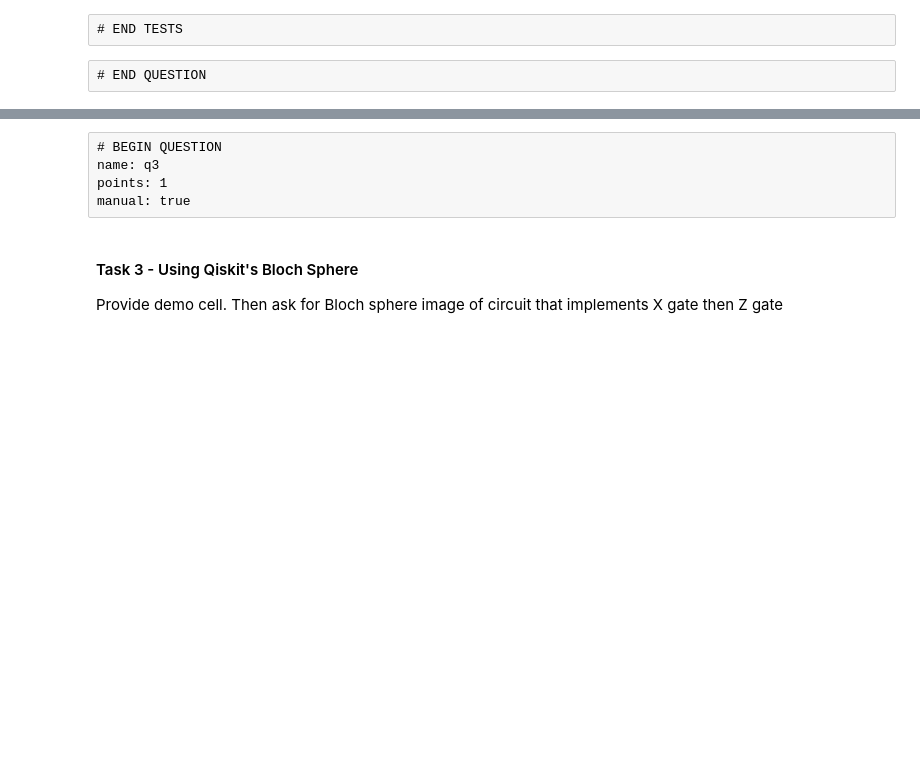
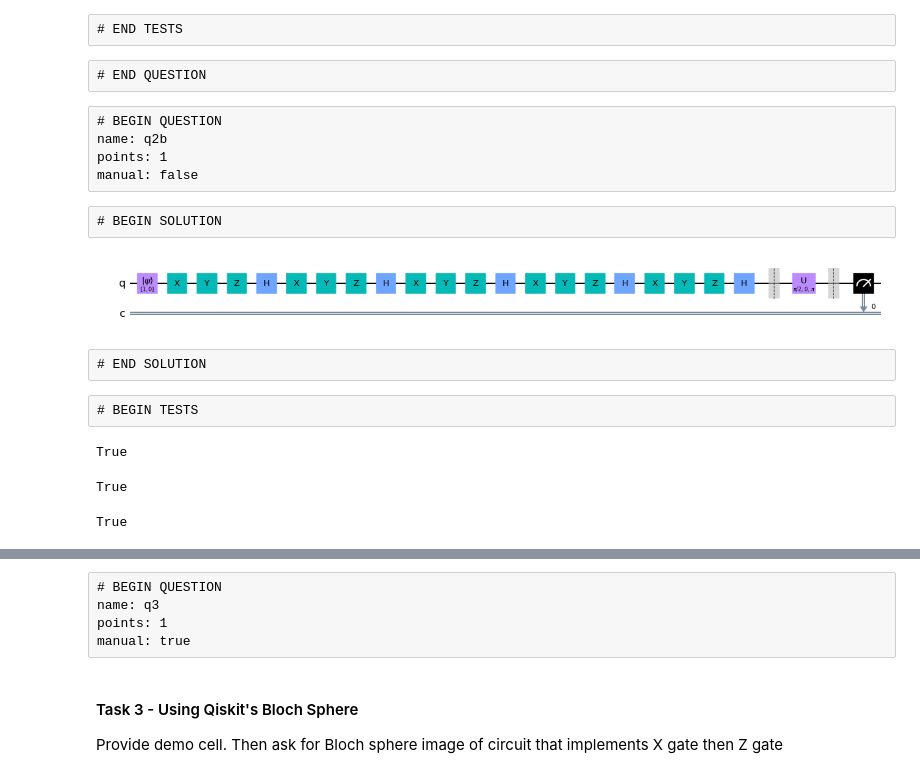
Before and after one commit to ProfRonCytron/ZeboCopy, a Jupyter notebook: exercises/qiskit/q1.ipynb, the cells around one changed output, grey strips where cells are left out. Saved outputs shown, nothing was run; the diff lists cells and outputs as text; code cells hidden in the pictures; blank space fills up the shorter version.

```diff
--- a/exercises/qiskit/q1.ipynb
+++ b/exercises/qiskit/q1.ipynb
@@ -245,3 +281,81 @@ testRandomHidden()
 # END TESTS
 # %% [raw]
 # END QUESTION
+# %% [raw]
+# BEGIN QUESTION
+name: q2b
+points: 1
+manual: false
+# %% [raw]
+# BEGIN SOLUTION
+# %%
+def reverse_b(initial_state=[1,0]):
+    qc_reverse_b = QuantumCircuit(1,1)
+    qc_reverse_b.initialize(initial_state)
+    for i in range(5):
+        qc_reverse_b.x(0)
+        qc_reverse_b.y(0)
+        qc_reverse_b.z(0)
+        qc_reverse_b.h(0)
+    qc_reverse_b.barrier()
+
+
+    # BEGIN SOLUTION
+    # Use identity commutation relation YX = -iZ
+    # so that (HZYX)^5=(-iHZZ)^5=(-iH)^5=-iH
+    # Hence to measure state within a global we use
+    # parameters for the U gate such that U == H
+    theta = np.pi/2
+    phi = 0
+    lamda = np.pi
+    qc_reverse_b.u(theta, phi, lamda, 0)
+    # END SOLUTION
+
+    qc_reverse_b.barrier()
+    qc_reverse_b.measure(0,0)
+    return qc_reverse_b
+# %%
+reverse_b().draw(output='mpl')
+# %% [output]
+[figure, added]
+# %% [raw]
+# END SOLUTION
+# %% [raw]
+# BEGIN TESTS
+# %%
+def testAcceptableGateUsageB():
+    ops = reverse_b().count_ops()
+    x = ops['x'] == 5
+    y = ops['y'] == 5
+    z = ops['z'] == 5
+    h = ops['h'] == 5
+    try:
+        u = ops['u'] == 1
+    except KeyError:
+        u = False
+    return all([x,y,z,h,u])
+
+testAcceptableGateUsageB()
+# %% [output]
+True
+# %%
+def testKetZeroB():
+    qc = reverse_b()
+    qc.remove_final_measurements()
+    sv = Statevector.from_instruction(qc)
+    return sv.equiv(Statevector([1,0]))
+
+testKetZeroB()
+# %% [output]
+True
+# %%
+def testKetOneB():
+    initial_state = [0,1]
+    qc = reverse_b(initial_state)
+    qc.remove_final_measurements()
+    sv = Statevector.from_instruction(qc)
+    return sv.equiv(Statevector([0,1]))
+
+testKetOneB()
+# %% [output]
+True
```
Also changed, not shown: parts of 21 cells of this notebook.
